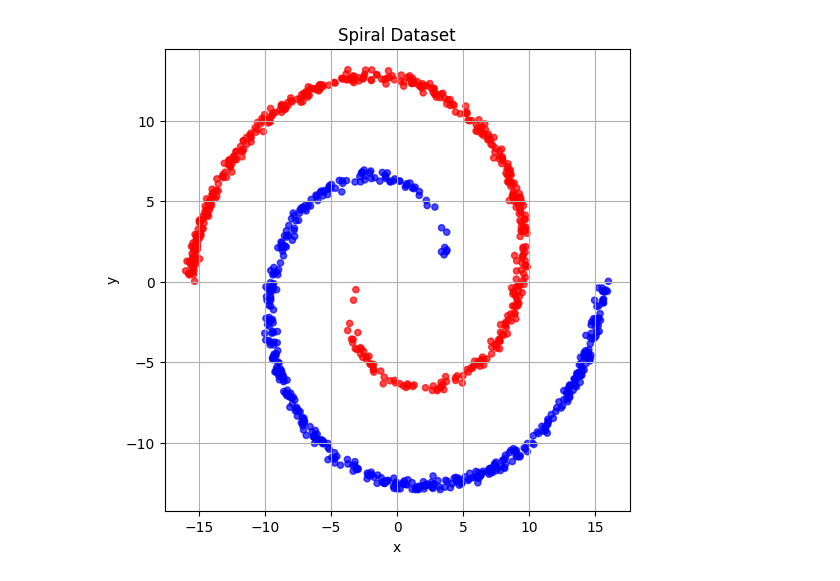
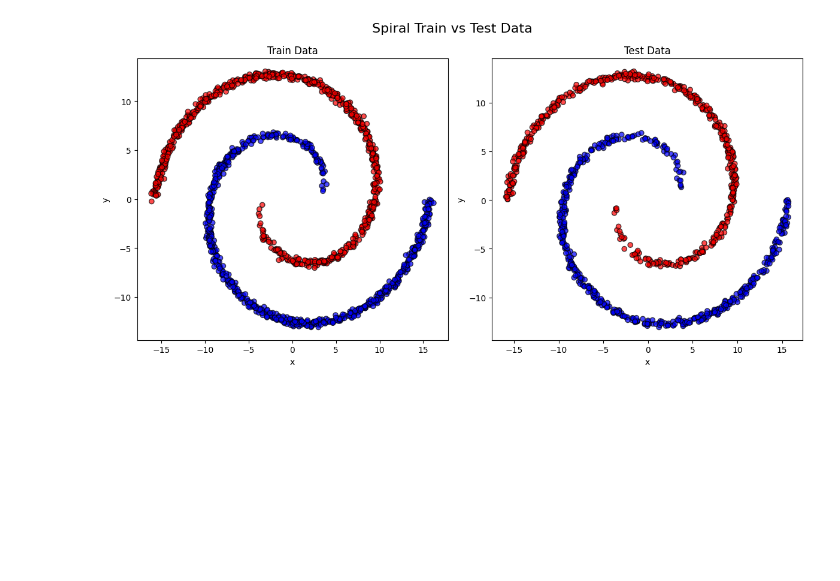
Before and after one commit to Rahul-Baradol/pulsar, a Jupyter notebook: experiments/spiral/visualize_spiral.ipynb, the cells around one changed output. Cells and saved outputs as stored; diff of their text form; code cells hidden in the pictures; blank space fills up the shorter version.

```diff
--- a/experiments/spiral/visualize_spiral.ipynb
+++ b/experiments/spiral/visualize_spiral.ipynb
@@ -1,25 +1,25 @@
 # %%
-import pandas as pd
-import matplotlib.pyplot as plt
+# Load both datasets
+train_df = pd.read_csv("spiral_train.csv")
+test_df = pd.read_csv("spiral_test.csv")
 
-# Load dataset
-df = pd.read_csv("spiral_data.csv")  # replace with your file path
+# Create subplots for side-by-side comparison
+fig, axes = plt.subplots(1, 2, figsize=(12, 6))
+fig.suptitle("Spiral Train vs Test Data", fontsize=16)
 
-# Scatter plot
-plt.figure(figsize=(6,6))
-plt.scatter(
-    df["x"],
-    df["y"],
-    c=df["label"],
-    cmap="bwr",   # blue for class 0, red for class 1
-    s=20,
-    alpha=0.7
-)
+# Plot train data
+axes[0].scatter(train_df["x"], train_df["y"], c=train_df["label"], cmap="bwr", alpha=0.7, edgecolors="k")
+axes[0].set_title("Train Data")
+axes[0].set_xlabel("x")
+axes[0].set_ylabel("y")
 
-plt.title("Spiral Dataset")
-plt.xlabel("x")
-plt.ylabel("y")
-plt.grid(True)
+# Plot test data
+axes[1].scatter(test_df["x"], test_df["y"], c=test_df["label"], cmap="bwr", alpha=0.7, edgecolors="k")
+axes[1].set_title("Test Data")
+axes[1].set_xlabel("x")
+axes[1].set_ylabel("y")
+
+plt.tight_layout()
 plt.show()
 # %% [output]
-[figure, old version]
+[figure, new version]
```
Also changed, not shown: parts of 4 cells of this notebook, 8 other files.
